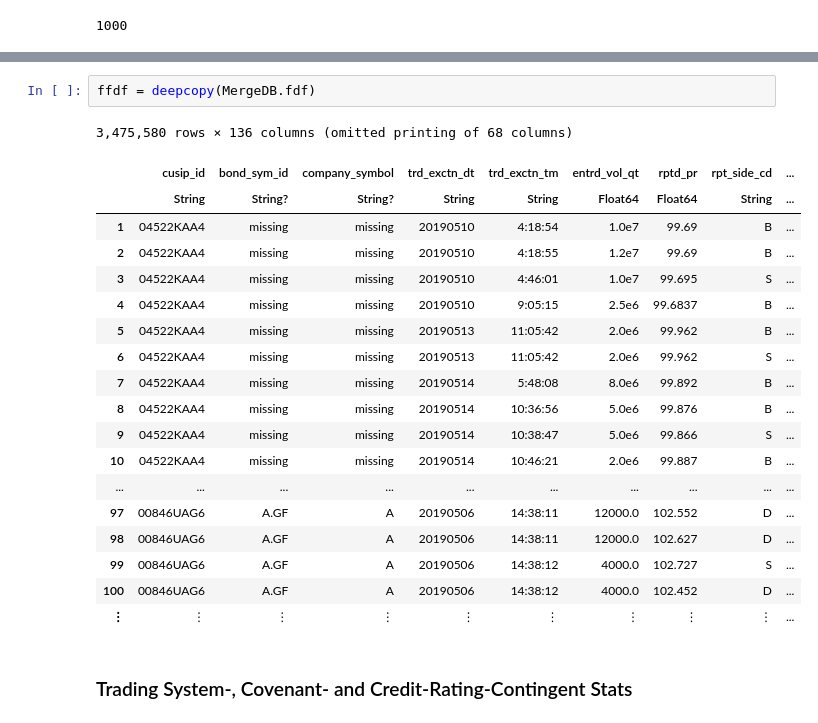
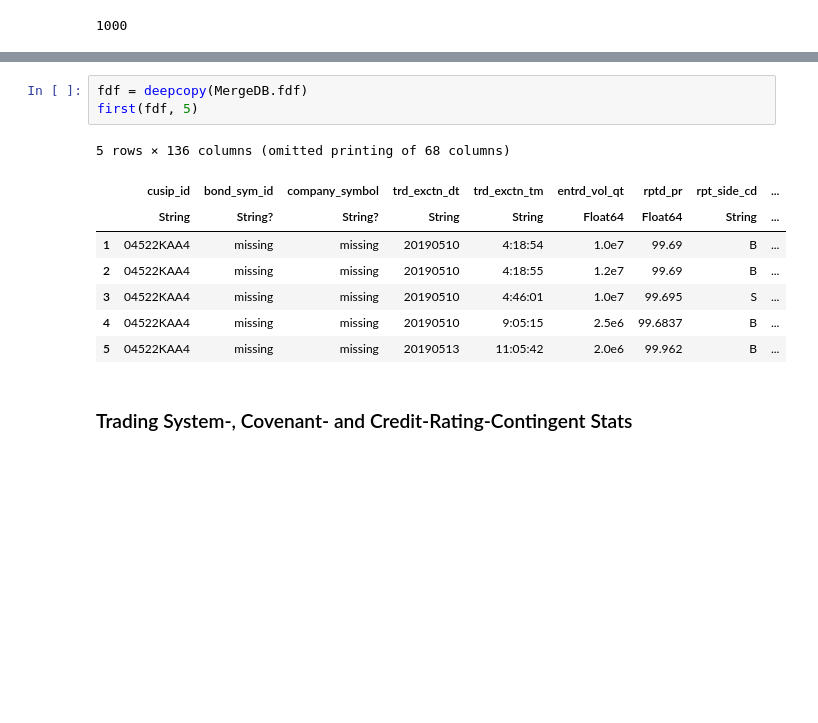
Before and after one commit to acbezerra/bond-data, a Jupyter notebook: notebooks/bond-stats-analysis.ipynb, the cells around one changed output, grey strips where cells are left out. Cells and saved outputs as stored; diff of their text form; blank space fills up the shorter version.

```diff
--- a/notebooks/bond-stats-analysis.ipynb
+++ b/notebooks/bond-stats-analysis.ipynb
@@ -62,26 +62,16 @@ Creating ATS indicator...
 Main.MergeDB
 # %%
-ffdf = deepcopy(MergeDB.fdf)
+fdf = deepcopy(MergeDB.fdf)
+first(fdf, 5)
 # %% [output]
-3,475,580 rows × 136 columns (omitted printing of 68 columns)
+5 rows × 136 columns (omitted printing of 68 columns)
 |  | cusip_id | bond_sym_id | company_symbol | trd_exctn_dt | trd_exctn_tm | entrd_vol_qt | rptd_pr | rpt_side_cd | ... |
 |  | String | String? | String? | String | String | Float64 | Float64 | String | ... |
 | 1 | 04522KAA4 | missing | missing | 20190510 | 4:18:54 | 1.0e7 | 99.69 | B | ... |
 | 2 | 04522KAA4 | missing | missing | 20190510 | 4:18:55 | 1.2e7 | 99.69 | B | ... |
 | 3 | 04522KAA4 | missing | missing | 20190510 | 4:46:01 | 1.0e7 | 99.695 | S | ... |
 | 4 | 04522KAA4 | missing | missing | 20190510 | 9:05:15 | 2.5e6 | 99.6837 | B | ... |
 | 5 | 04522KAA4 | missing | missing | 20190513 | 11:05:42 | 2.0e6 | 99.962 | B | ... |
-| 6 | 04522KAA4 | missing | missing | 20190513 | 11:05:42 | 2.0e6 | 99.962 | S | ... |
-| 7 | 04522KAA4 | missing | missing | 20190514 | 5:48:08 | 8.0e6 | 99.892 | B | ... |
-| 8 | 04522KAA4 | missing | missing | 20190514 | 10:36:56 | 5.0e6 | 99.876 | B | ... |
-| 9 | 04522KAA4 | missing | missing | 20190514 | 10:38:47 | 5.0e6 | 99.866 | S | ... |
-| 10 | 04522KAA4 | missing | missing | 20190514 | 10:46:21 | 2.0e6 | 99.887 | B | ... |
-| ... | ... | ... | ... | ... | ... | ... | ... | ... | ... |
-| 97 | 00846UAG6 | A.GF | A | 20190506 | 14:38:11 | 12000.0 | 102.552 | D | ... |
-| 98 | 00846UAG6 | A.GF | A | 20190506 | 14:38:11 | 12000.0 | 102.627 | D | ... |
-| 99 | 00846UAG6 | A.GF | A | 20190506 | 14:38:12 | 4000.0 | 102.727 | S | ... |
-| 100 | 00846UAG6 | A.GF | A | 20190506 | 14:38:12 | 4000.0 | 102.452 | D | ... |
-| ⋮ | ⋮ | ⋮ | ⋮ | ⋮ | ⋮ | ⋮ | ⋮ | ⋮ | ... |
 # %% [markdown]
 ### Trading System-, Covenant- and Credit-Rating-Contingent Stats
 # %% [markdown]
```
Also changed, not shown: parts of 25 cells of this notebook, 28 other files.
